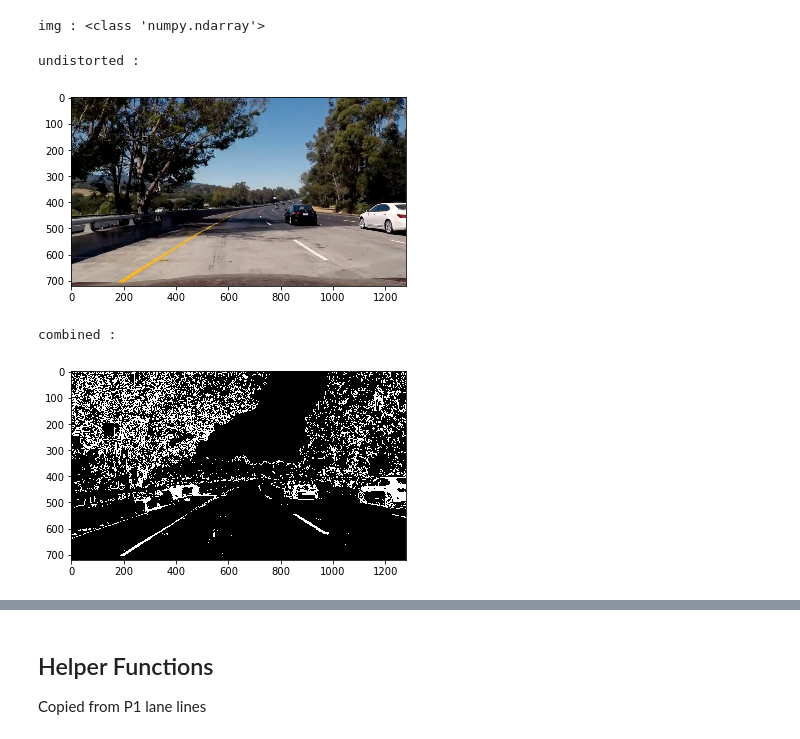
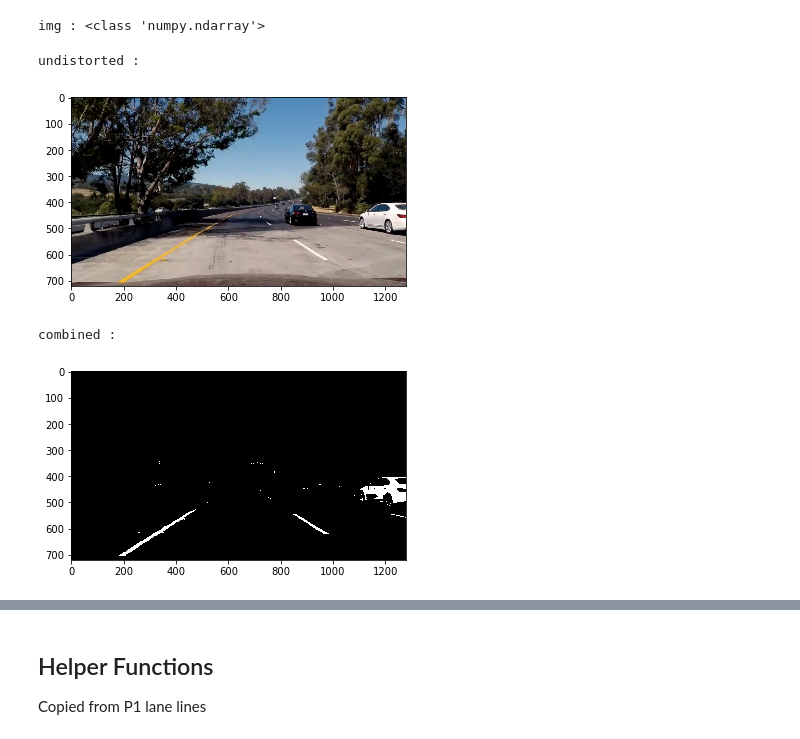
Before and after one commit to sunpochin/advanced-Lane-Lines-carnd, a Jupyter notebook: pipeline.ipynb, the cells around one changed output, grey strips where cells are left out. Cells and saved outputs as stored; diff of their text form; code cells hidden in the pictures.

Commit message:
a pipeline producing OK image using , rgb R G, HSL L .

```diff
--- a/pipeline.ipynb
+++ b/pipeline.ipynb
@@ -163,6 +161,26 @@ def abs_sobel_thresh(img, orient='x', thresh_min=0, thresh_max=255):
     # Return the result
     return binary_output
 
+# https://discussions.udacity.com/t/identifying-good-lanes/243822/18?u=sun.pochin
+# try R & G channel of RGB
+def rgb_r_thresh(img, thresh):
+
+    r_channel = img[:,:,0]
+    g_channel = img[:,:,1]
+
+    # Threshold color channel
+    binary = np.zeros_like(r_channel)
+    binary[(r_channel >= thresh[0]) & (r_channel <= thresh[1])] = 1
+    return binary
+
+def rgb_g_thresh(img, thresh):
+    r_channel = img[:,:,0]
+    g_channel = img[:,:,1]
+
+    # Threshold color channel
+    binary = np.zeros_like(g_channel)
+    binary[(g_channel >= thresh[0]) & (g_channel <= thresh[1])] = 1
+    return binary
 
 
 def hls_l_thresh(img, l_thresh):
@@ -215,10 +233,21 @@ def colorandgradient(img, s_thresh=(190, 255), sobelx_thresh=(20, 100)):
     combined_binary[(s_binary == 1) | (sxbinary == 1)] = 1
 
     # hls color space, l channel
-    s_thresh = (220, 255)
+    s_thresh = (200, 255)
     l_binary = hls_l_thresh(img, s_thresh)
-    combined_binary = np.zeros_like(sxbinary)
+    # combined_binary need to be reset to all zeros.
+    combined_binary = np.zeros_like(l_binary)
     combined_binary[(s_binary == 1) | (l_binary == 1) | (sxbinary == 1)] = 1
+
+#    b_binary = None
+    r_binary = rgb_r_thresh(img, (210, 255) )
+    g_binary = rgb_g_thresh(img, (210, 255) )
+    # combined_binary need to be reset to all zeros.
+    combined_binary = np.zeros_like(r_binary)
+    combined_binary[(r_binary == 1) | (g_binary == 1) | (l_binary == 1) ] = 1
+
+#    combined_binary[(r_binary == 1) | (g_binary == 1) | (s_binary == 1) | (l_binary == 1) | (sxbinary == 1) ] = 1
+
 #     print('hls color space, l channel : ')
 #     plt.imshow(l_binary, cmap='gray')
 #     plt.show()
@@ -240,34 +269,34 @@ def colorandgradient(img, s_thresh=(190, 255), sobelx_thresh=(20, 100)):
 
 
 filename = 'test_images/test5.jpg'
 image = mpimg.imread(filename)
 undistorted = undistortImg(image)
 colorgrad = colorandgradient(undistorted)
 print('undistorted : ')
 plt.imshow(undistorted)
 plt.show()
 print('combined : ')
 plt.imshow(colorgrad, cmap='gray')
 plt.show()
 
 # abs_sobel = abs_sobel_thresh(undistorted, 'x', 20, 100)
 # print('abs_sobel :')
 # plt.imshow(abs_sobel, cmap='gray')
 
 # # Plot the result
 # f, (ax1, ax2) = plt.subplots(1, 2, figsize=(24, 9))
 # f.tight_layout()
 # ax1.imshow(undistorted)
 # ax1.set_title('Original Image', fontsize=40)
 # #ax2.imshow(result)
 # ax2.imshow(colorgrad, cmap='gray')
 # ax2.set_title('Pipeline Result', fontsize=40)
 # plt.subplots_adjust(left=0., right=1, top=0.9, bottom=0.)
 # %% [output]
 undistorted :
 [figure]
 combined :
-[figure, old version]
+[figure, new version]
 # %%
 def region_of_interest(img, vertices):
     """
```
Also changed, not shown: parts of 5 cells of this notebook.
